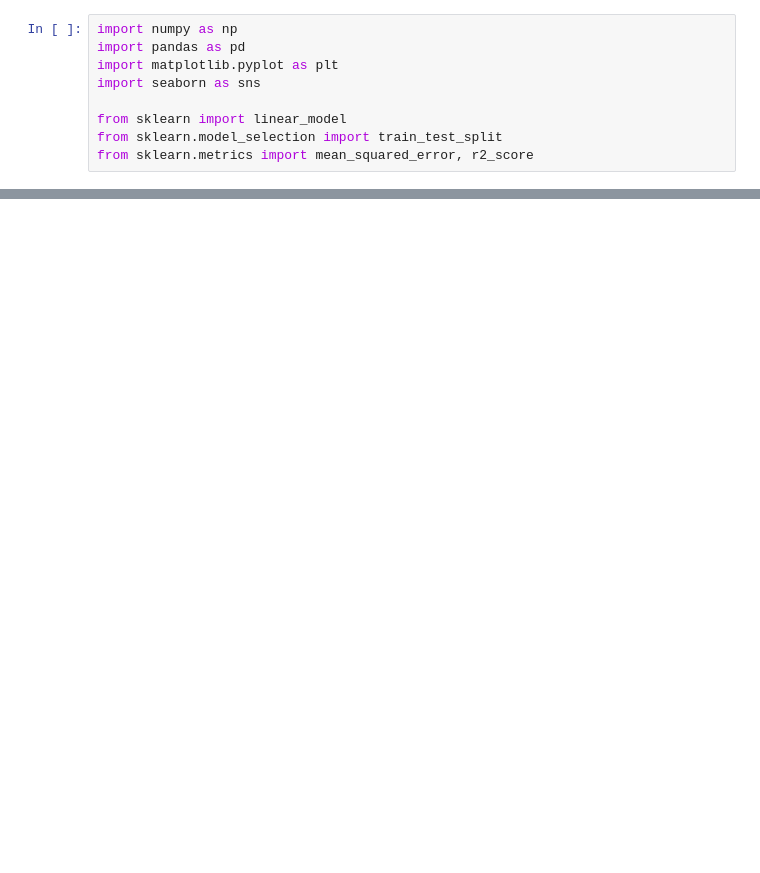
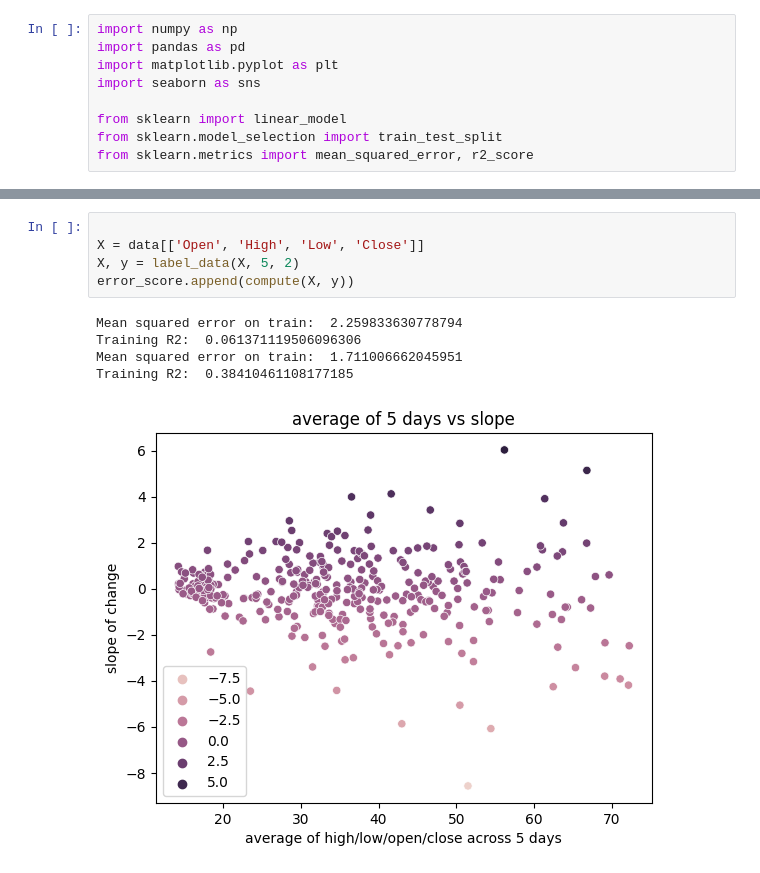
Before and after one commit to aeasy370/Twitter-Stock-Linear-Regression, a Jupyter notebook: change.ipynb, the cells around one changed output, grey strips where cells are left out. Drawn from its saved outputs; the diff is of its cells as text; blank space fills up the shorter version.

```diff
--- a/change.ipynb
+++ b/change.ipynb
@@ -93,0 +120,11 @@ Training R2:  0.41147652448449445
+# %%
+
+X = data[['Open', 'High', 'Low', 'Close']]
+X, y = label_data(X, 5, 2)
+error_score.append(compute(X, y))
+# %% [output]
+Mean squared error on train:  2.259833630778794
+Training R2:  0.061371119506096306
+Mean squared error on train:  1.711006662045951
+Training R2:  0.38410461108177185
+[figure, added]
```
Also changed, not shown: parts of 4 cells of this notebook.
